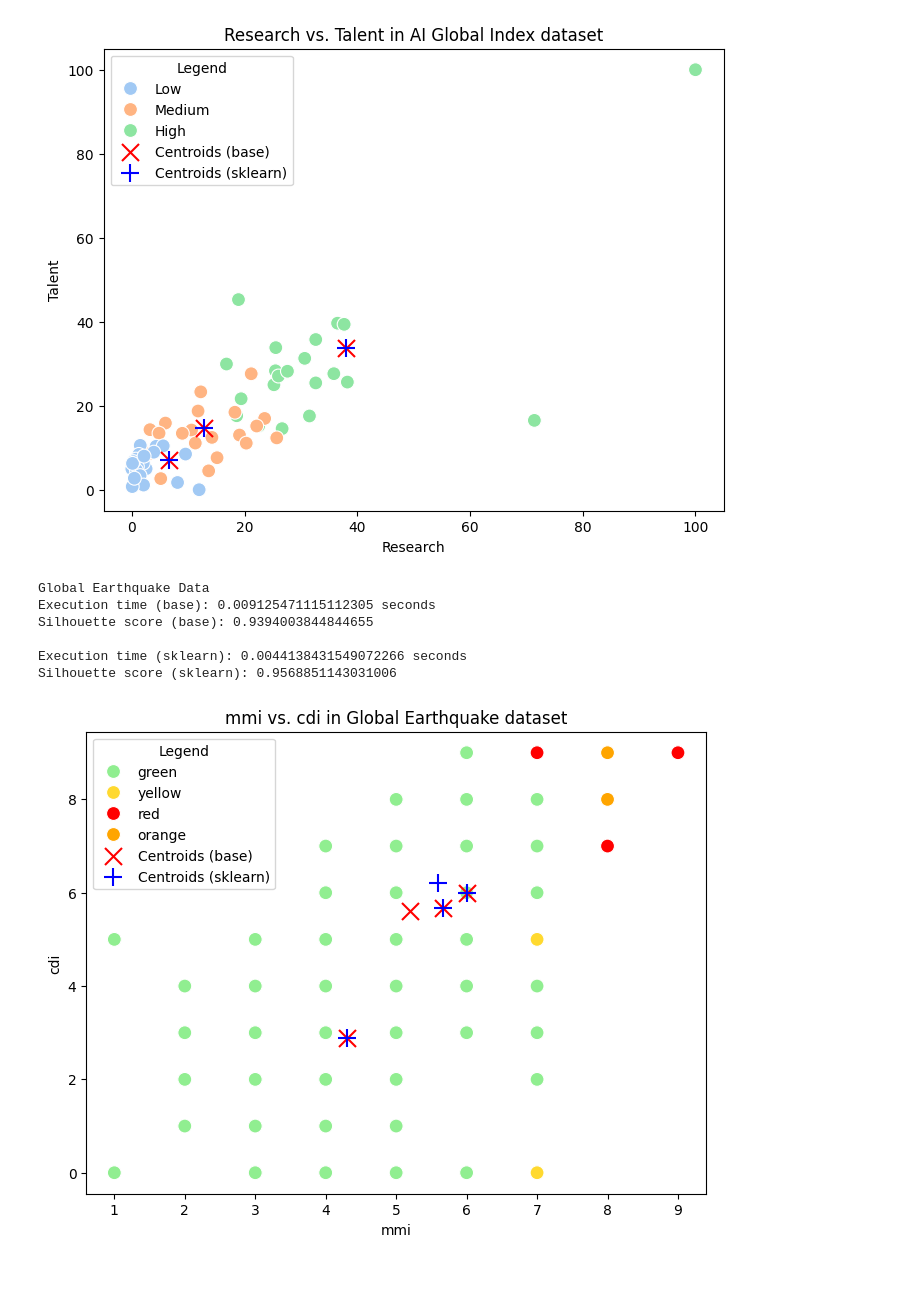
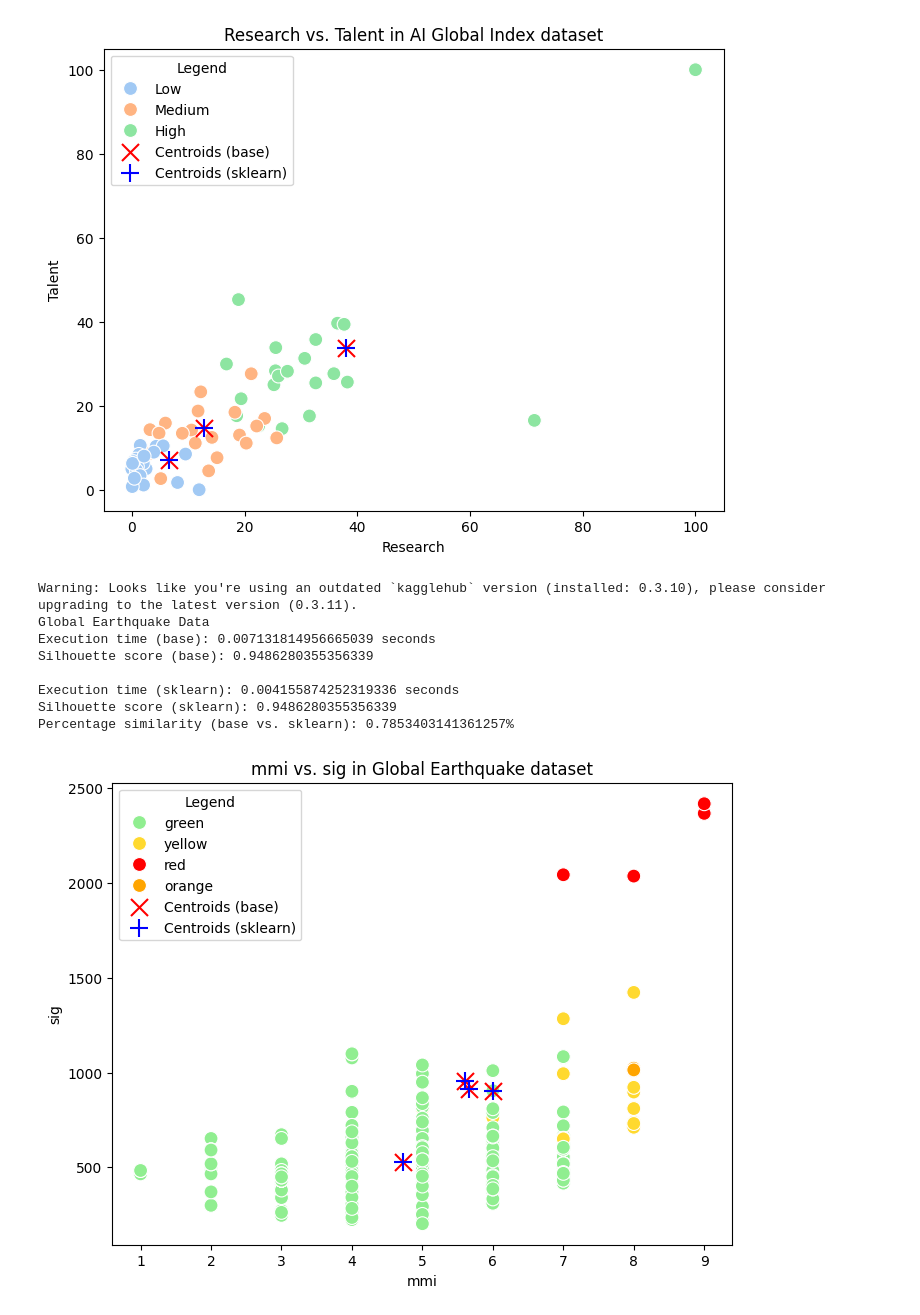
Before and after one commit to mirchandani-mohnish/ClusterMetrics, a Jupyter notebook: kmeans.ipynb, the cells around one changed output. Cells and saved outputs as stored; diff of their text form; code cells hidden in the pictures; blank space fills up the shorter version.

```diff
--- a/kmeans.ipynb
+++ b/kmeans.ipynb
@@ -148,11 +165,23 @@ plt.show()
 # %% [output]
 [figure]
 # %%
+from sklearn.preprocessing import OrdinalEncoder
+
 path = kagglehub.dataset_download("shreyasur965/recent-earthquakes")
 earthquakes = pd.read_csv(os.path.join(path, "earthquakes.csv"))
 
-earthquakes = earthquakes.drop(columns=["time", "updated", "timezone", "latitude", "longitude", "tsunami", "nst", "dmin", "gap", "distanceKM", "postcode"])
-earthquakes_filtered = earthquakes.select_dtypes(include=['float64', 'int64'])
+earthquakes = earthquakes.drop(columns=["id", "type", "title", "date", "time", "updated", "url",
+                                        "detailUrl", "status", "net", "code", "ids", "sources",
+                                        "types", "geometryType", "place", "placeOnly", "location", "subnational", "city",
+                                        "locality", "postcode", "what3words", "timezone", "locationDetails", "continent", "country"])
+
+earthquakes = earthquakes.dropna()
+earthquakes_filtered = earthquakes.drop(columns=['alert'])
+
+encoder = OrdinalEncoder()
+
+categorical_cols = [col for col in earthquakes_filtered.columns if earthquakes_filtered[col].dtype not in [np.int64, np.float64]]
+earthquakes_filtered[categorical_cols] = encoder.fit_transform(earthquakes_filtered[categorical_cols])
 
 X_earth = earthquakes_filtered.to_numpy()
 k_earth = 4
@@ -170,26 +199,29 @@ labels_sklearn_earth = kmeans_earth.labels_
 centroids_sklearn_earth = kmeans_earth.cluster_centers_
 print(f"\nExecution time (sklearn): {time.time() - start_time} seconds")
 print(f"Silhouette score (sklearn): {silhouette_score(X_earth, labels_sklearn_earth)}")
+print(f"Percentage similarity (base vs. sklearn): {percentage_similarity(labels_base_earth, labels_sklearn_earth)}%")
 # %% [output]
+Warning: Looks like you're using an outdated `kagglehub` version (installed: 0.3.10), please consider upgrading to the latest version (0.3.11).
 Global Earthquake Data
-Execution time (base): 0.009125471115112305 seconds
-Silhouette score (base): 0.9394003844844655
+Execution time (base): 0.007131814956665039 seconds
+Silhouette score (base): 0.9486280355356339
 
-Execution time (sklearn): 0.0044138431549072266 seconds
-Silhouette score (sklearn): 0.9568851143031006
+Execution time (sklearn): 0.004155874252319336 seconds
+Silhouette score (sklearn): 0.9486280355356339
+Percentage similarity (base vs. sklearn): 0.7853403141361257%
 # %%
-cdi_idx = list(earthquakes_filtered.columns).index("cdi")
+sig_idx = list(earthquakes_filtered.columns).index("sig")
 mmi_idx = list(earthquakes_filtered.columns).index("mmi")
 
 plt.figure(figsize=(8, 6))
-sns.scatterplot(data=earthquakes, x="mmi", y="cdi", hue="alert", palette={"green": "lightgreen", "orange": "orange", "red": "red", "yellow": sns.color_palette("Set2")[-3]}, s=100)
-plt.scatter(centroids_base_earth[:, mmi_idx], centroids_base_earth[:, cdi_idx], c='red', marker='x', s=150, label='Centroids (base)')
-plt.scatter(centroids_sklearn_earth[:, mmi_idx], centroids_sklearn_earth[:, cdi_idx], c='blue', marker='+', s=150, label='Centroids (sklearn)')
+sns.scatterplot(data=earthquakes, x="mmi", y="sig", hue="alert", palette={"green": "lightgreen", "orange": "orange", "red": "red", "yellow": sns.color_palette("Set2")[-3]}, s=100)
+plt.scatter(centroids_base_earth[:, mmi_idx], centroids_base_earth[:, sig_idx], c='red', marker='x', s=150, label='Centroids (base)')
+plt.scatter(centroids_sklearn_earth[:, mmi_idx], centroids_sklearn_earth[:, sig_idx], c='blue', marker='+', s=150, label='Centroids (sklearn)')
 
 plt.xlabel("mmi")
-plt.ylabel("cdi")
-plt.title("mmi vs. cdi in Global Earthquake dataset")
+plt.ylabel("sig")
+plt.title("mmi vs. sig in Global Earthquake dataset")
 plt.legend(title="Legend")
 plt.show()
 # %% [output]
-[figure, old version]
+[figure, new version]
```
Also changed, not shown: parts of 9 cells of this notebook.
